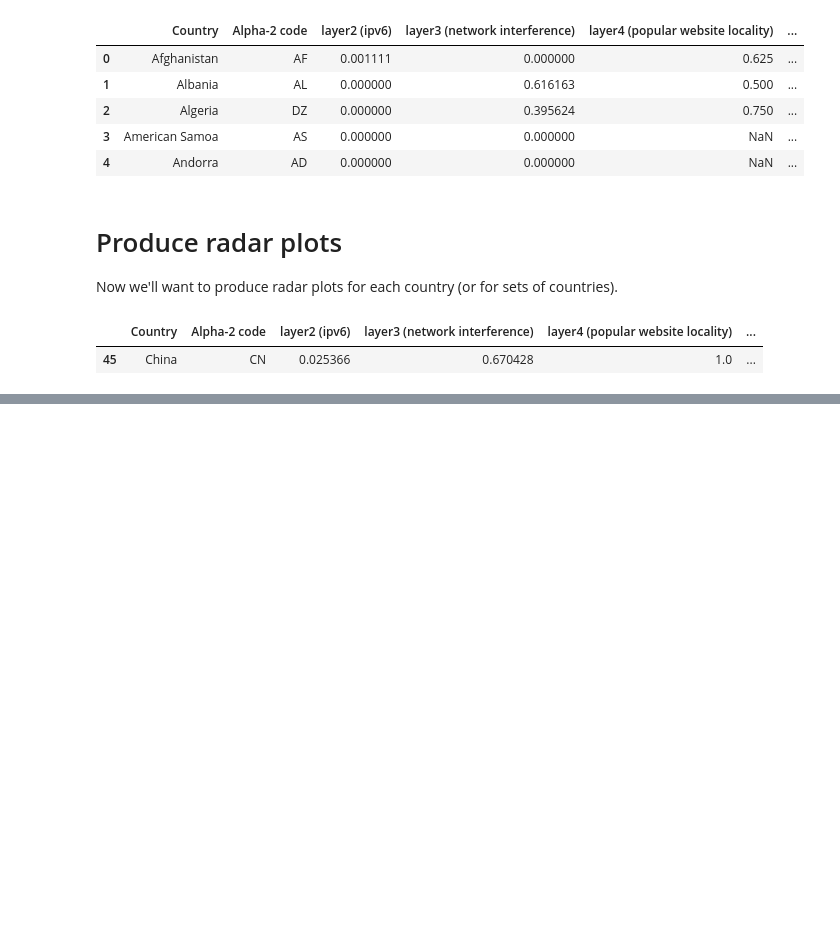
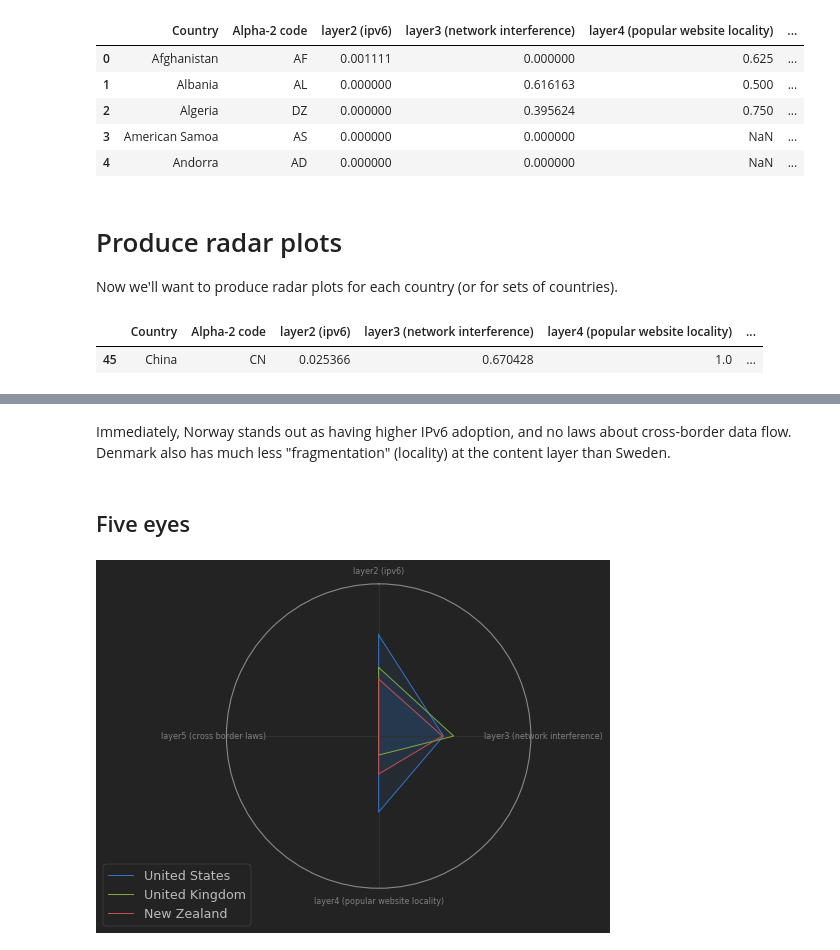
Before and after one commit to daylight-lab/III, a Jupyter notebook: analysis.ipynb, the cells around one changed output, grey strips where cells are left out. Drawn from its saved outputs; the diff is of its cells as text; code cells hidden in the pictures; blank space fills up the shorter version.

```diff
--- a/analysis.ipynb
+++ b/analysis.ipynb
@@ -157,0 +173,16 @@ find_country('UY')
+# %% [markdown]
+Immediately, Norway stands out as having higher IPv6 adoption, and no laws about
+cross-border data flow. Denmark also has much less "fragmentation" (locality) at
+the content layer than Sweden.
+# %% [markdown]
+## Five eyes
+# %%
+radar_plot(
+    find_country('US')\
+        .append(find_country('GB'))\
+#         .append(find_country('CA'))\
+#         .append(find_country('AU'))\
+        .append(find_country('NZ'))\
+)
+# %% [output]
+[figure, added]
```
Also changed, not shown: parts of 31 cells of this notebook, 2 other files.
